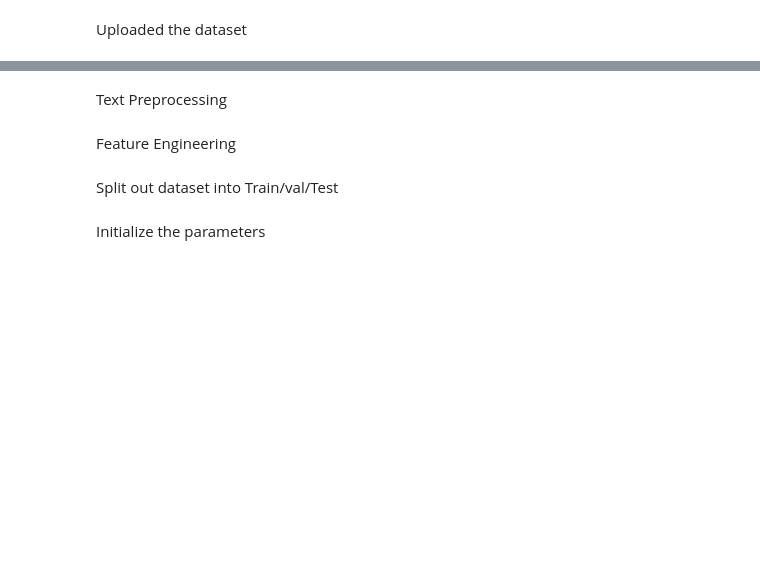
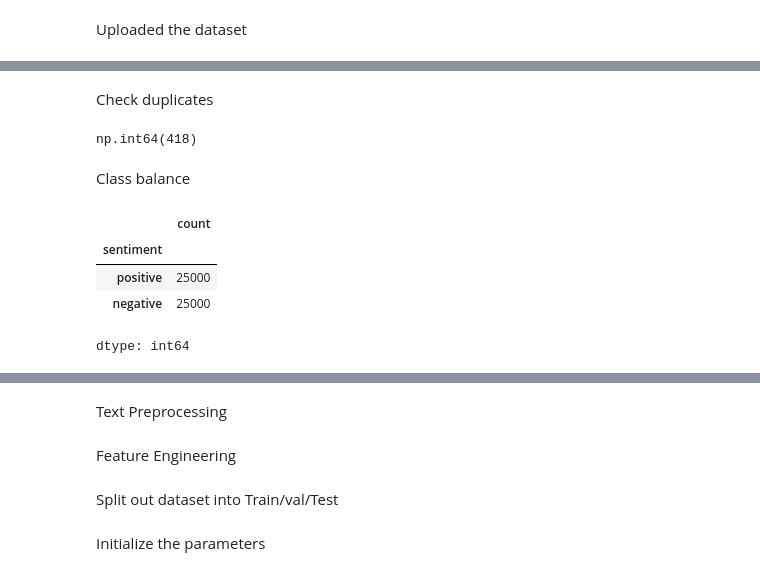
Before and after one commit to ayaaaaa5/IMDB-Sentiment-Analysis, a Jupyter notebook: notebook/Untitled4.ipynb, the cells around one changed output, grey strips where cells are left out. Saved outputs shown, nothing was run; the diff lists cells and outputs as text; code cells hidden in the pictures; blank space fills up the shorter version.

```diff
--- a/notebook/Untitled4.ipynb
+++ b/notebook/Untitled4.ipynb
@@ -41,0 +48,16 @@ Remove any duplicate from the dataset
+# %% [markdown]
+Check duplicates
+# %%
+df.duplicated().sum()
+# %% [output]
+np.int64(418)
+# %% [markdown]
+Class balance
+# %%
+df["sentiment"].value_counts()
+# %% [output]
+|  | count |
+| sentiment |  |
+| positive | 25000 |
+| negative | 25000 |
+dtype: int64
```
Also changed, not shown: parts of 13 cells of this notebook, 7 other files.
